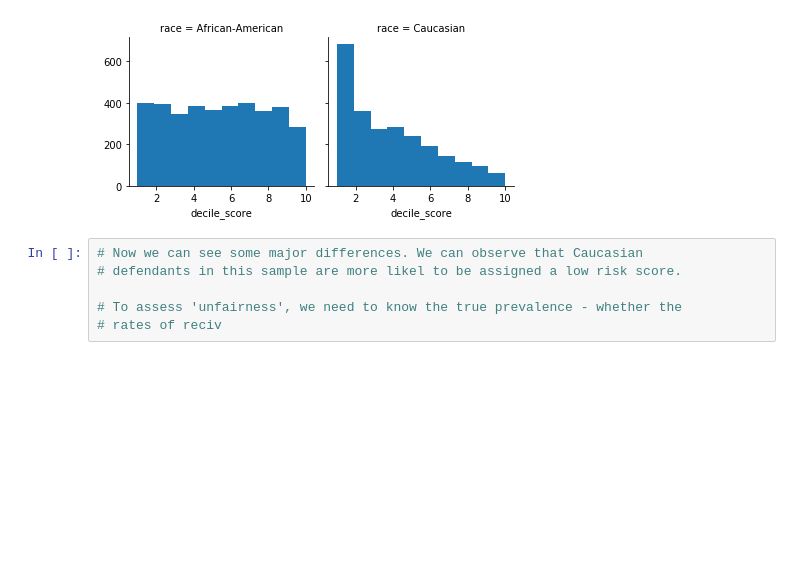
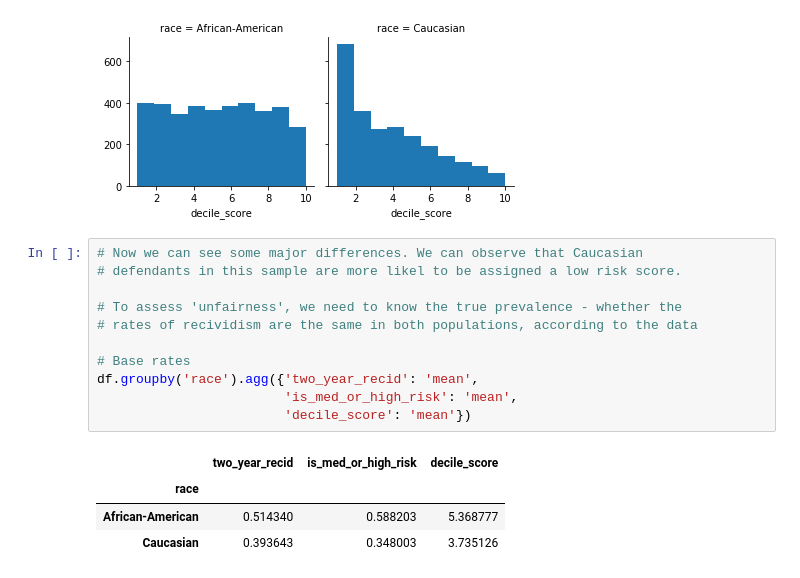
Before and after one commit to jonathancz/ML-Model-Assessing-COMPAS-Algorithm, a Jupyter notebook: main.ipynb, the cells around one changed output. Saved outputs shown, nothing was run; the diff lists cells and outputs as text; blank space fills up the shorter version.

```diff
--- a/main.ipynb
+++ b/main.ipynb
@@ -220,6 +220,16 @@ g.map(plt.hist, "decile_score", bins=10);
 # %%
 # Now we can see some major differences. We can observe that Caucasian
 # defendants in this sample are more likel to be assigned a low risk score.
 
 # To assess 'unfairness', we need to know the true prevalence - whether the
-# rates of reciv
+# rates of recividism are the same in both populations, according to the data
+
+# Base rates
+df.groupby('race').agg({'two_year_recid': 'mean',
+                        'is_med_or_high_risk': 'mean',
+                        'decile_score': 'mean'})
+# %% [output]
+|  | two_year_recid | is_med_or_high_risk | decile_score |
+| race |  |  |  |
+| African-American | 0.514340 | 0.588203 | 5.368777 |
+| Caucasian | 0.393643 | 0.348003 | 3.735126 |
```
Also changed, not shown: parts of 3 cells of this notebook.
